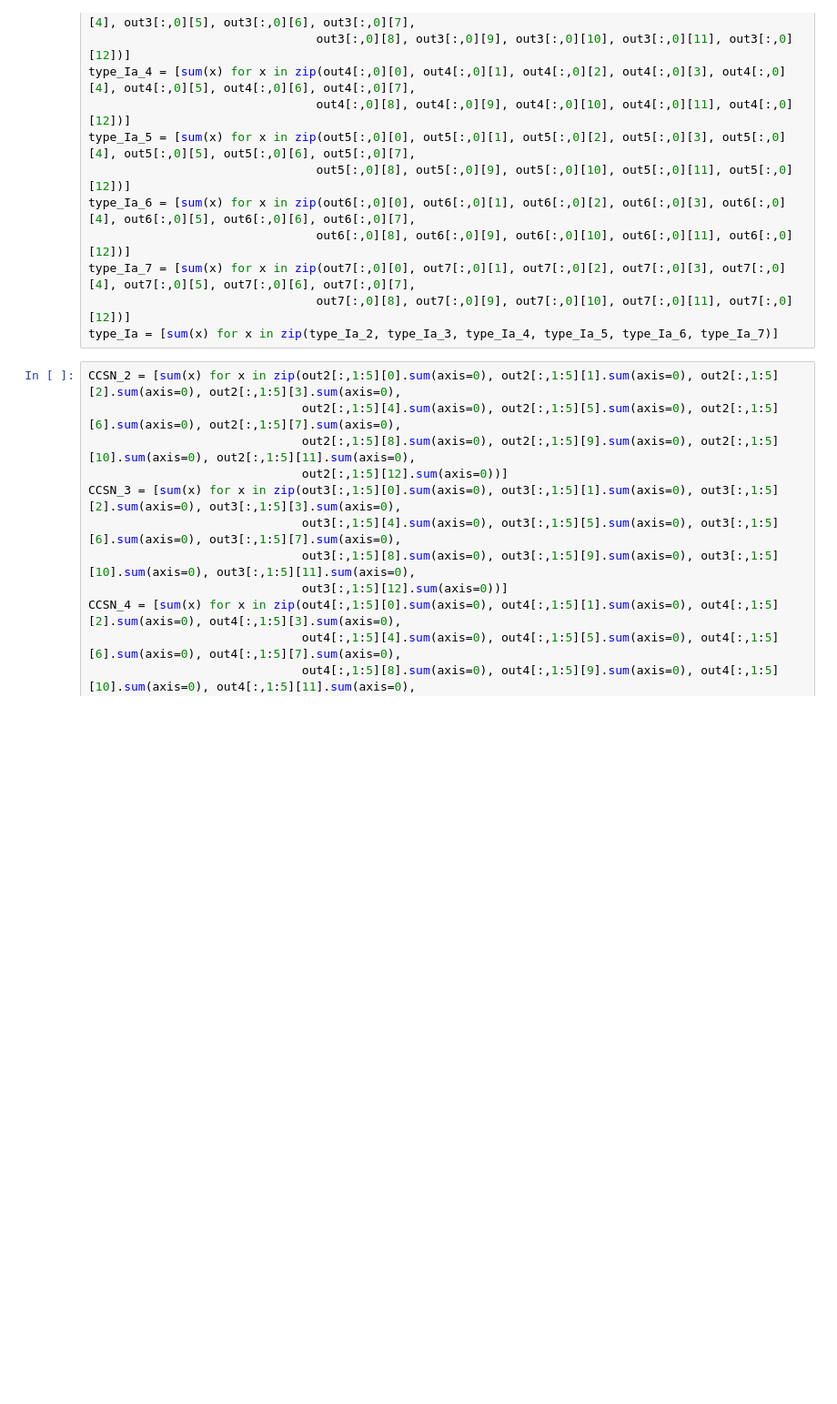
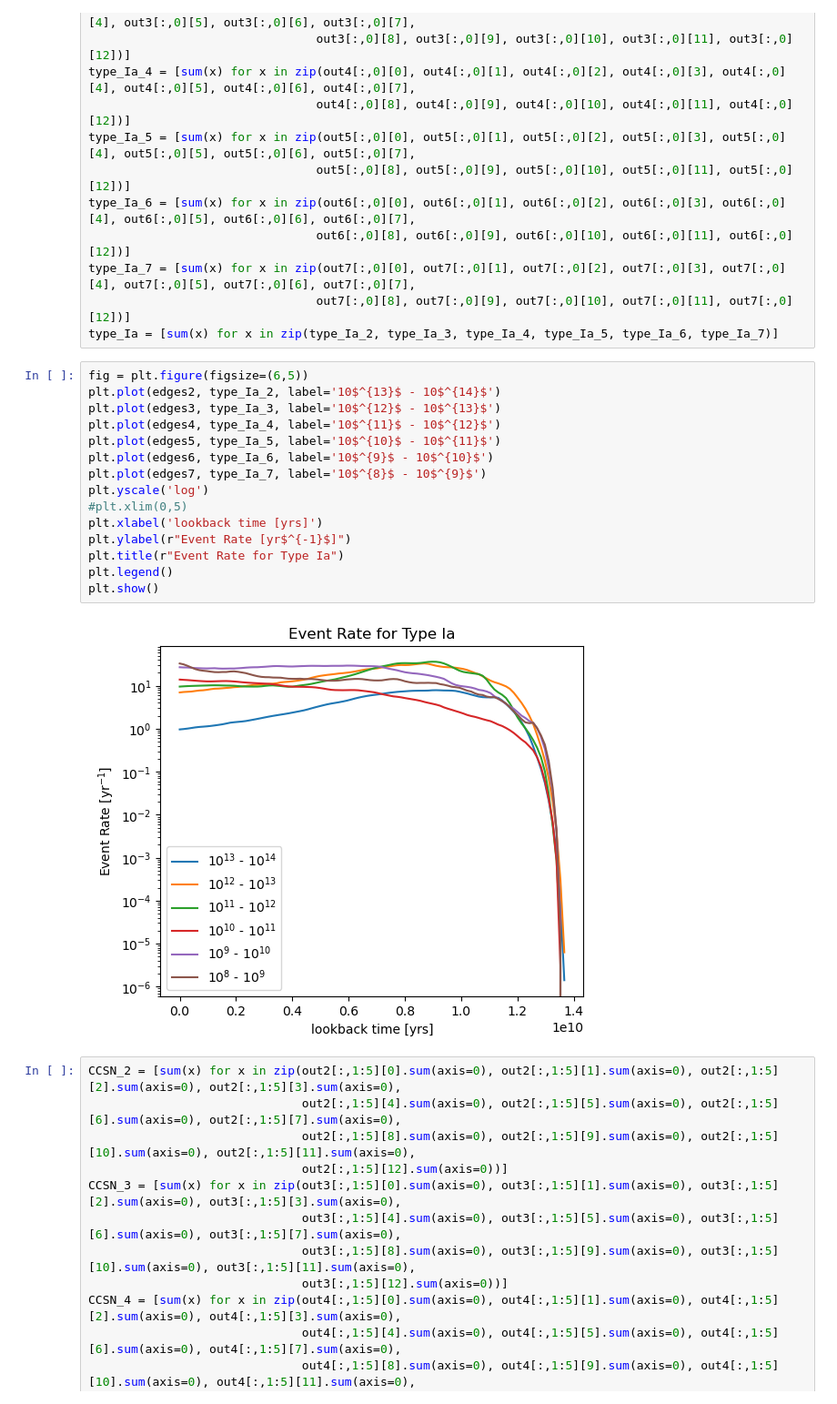
Before and after one commit to NicholaCharlton/Y4_Project, a Jupyter notebook: Nichola/Galaxy Evolution/Transient Event Rates per Galaxy.ipynb, the cells around one changed output. Shown at 91% size. Saved outputs shown, nothing was run; the diff lists cells and outputs as text; blank space fills up the shorter version.

```diff
--- a/Nichola/Galaxy Evolution/Transient Event Rates per Galaxy.ipynb
+++ b/Nichola/Galaxy Evolution/Transient Event Rates per Galaxy.ipynb
@@ -447,6 +407,23 @@ type_Ia_6 = [sum(x) for x in zip(out6[:,0][0], out6[:,0][1], out6[:,0][2], out6[
 type_Ia_7 = [sum(x) for x in zip(out7[:,0][0], out7[:,0][1], out7[:,0][2], out7[:,0][3], out7[:,0][4], out7[:,0][5], out7[:,0][6], out7[:,0][7],
                                 out7[:,0][8], out7[:,0][9], out7[:,0][10], out7[:,0][11], out7[:,0][12])]
 type_Ia = [sum(x) for x in zip(type_Ia_2, type_Ia_3, type_Ia_4, type_Ia_5, type_Ia_6, type_Ia_7)]
+# %%
+fig = plt.figure(figsize=(6,5))
+plt.plot(edges2, type_Ia_2, label='10$^{13}$ - 10$^{14}$')
+plt.plot(edges3, type_Ia_3, label='10$^{12}$ - 10$^{13}$')
+plt.plot(edges4, type_Ia_4, label='10$^{11}$ - 10$^{12}$')
+plt.plot(edges5, type_Ia_5, label='10$^{10}$ - 10$^{11}$')
+plt.plot(edges6, type_Ia_6, label='10$^{9}$ - 10$^{10}$')
+plt.plot(edges7, type_Ia_7, label='10$^{8}$ - 10$^{9}$')
+plt.yscale('log')
+#plt.xlim(0,5)
+plt.xlabel('lookback time [yrs]')
+plt.ylabel(r"Event Rate [yr$^{-1}$]")
+plt.title(r"Event Rate for Type Ia")
+plt.legend()
+plt.show()
+# %% [output]
+[figure, added]
 # %%
 CCSN_2 = [sum(x) for x in zip(out2[:,1:5][0].sum(axis=0), out2[:,1:5][1].sum(axis=0), out2[:,1:5][2].sum(axis=0), out2[:,1:5][3].sum(axis=0),
                               out2[:,1:5][4].sum(axis=0), out2[:,1:5][5].sum(axis=0), out2[:,1:5][6].sum(axis=0), out2[:,1:5][7].sum(axis=0),
```
Also changed, not shown: parts of 19 cells of this notebook.
